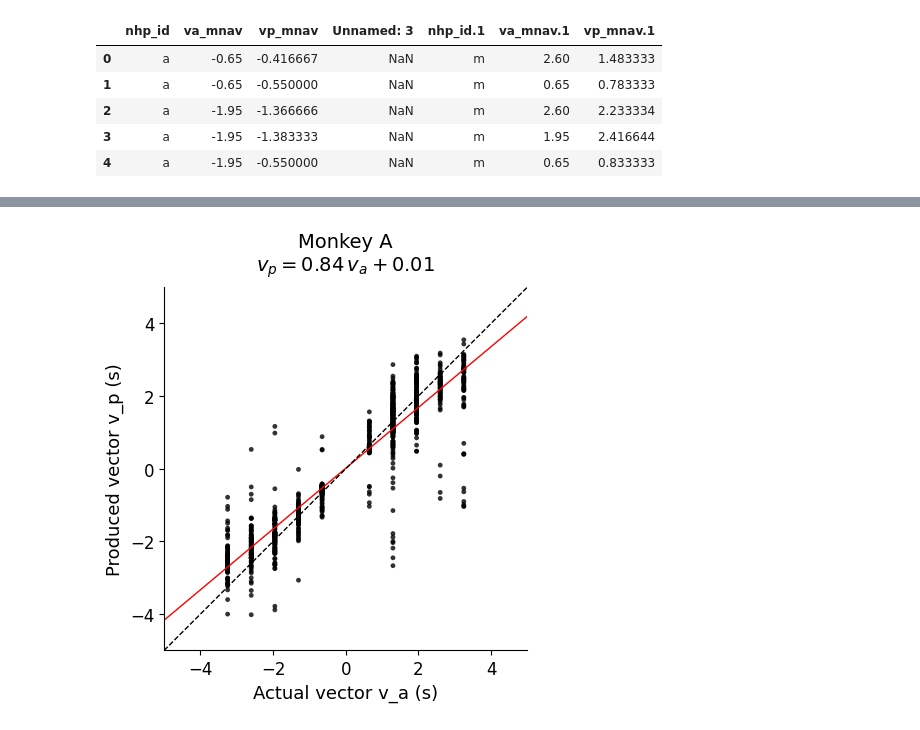
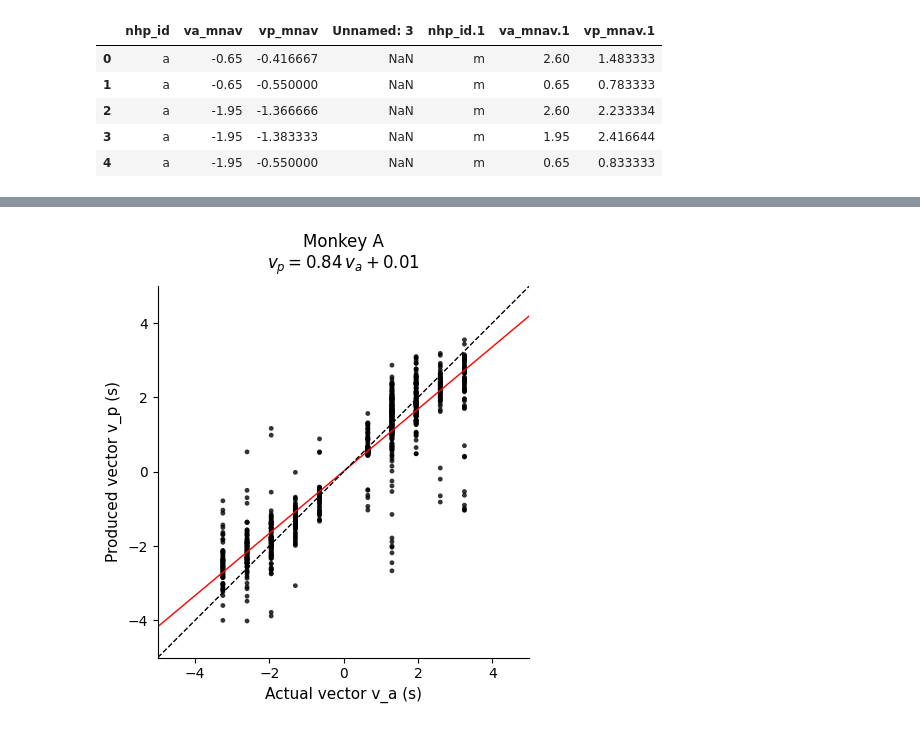
Before and after one commit to claramont/mental-navigation, a Jupyter notebook: src/mental_navigation/Fig1/Fig1b.ipynb, the cells around one changed output, grey strips where cells are left out. Drawn from its saved outputs; the diff is of its cells as text; code cells hidden in the pictures.

```diff
--- a/src/mental_navigation/Fig1/Fig1b.ipynb
+++ b/src/mental_navigation/Fig1/Fig1b.ipynb
@@ -109,4 +31,47 @@ def plot_monkey(df_monkey, title):
+# %%
+def plot_1b(df_monkey, title, save, filename):
+
+    X = df_monkey['va_mnav'].values.reshape(-1, 1)
+    y = df_monkey['vp_mnav'].values
+
+    model = LinearRegression().fit(X,y)
+    slope = model.coef_[0]
+    intercept = model.intercept_
+
+    fig, ax = plt.subplots(figsize=(5,5))
+
+    ax.scatter(df_monkey['va_mnav'], df_monkey['vp_mnav'],
+               s=12, color='black', edgecolor='none', alpha=0.8)
+
+    xx = np.linspace(-5, 5, 100).reshape(-1, 1)
+    yy = model.predict(xx)
+    ax.plot(xx, yy, color='red', linewidth=1)
+
+    ax.plot([-5, 5], [-5, 5], '--', color='black', linewidth=1)
+
+    ax.set_xlabel("Actual vector v_a (s)", fontsize=11)
+    ax.set_ylabel("Produced vector v_p (s)", fontsize=11)
+
+    ax.set_aspect('equal', adjustable='box')
+    ax.set_xlim(-5, 5)
+    ax.set_ylim(-5, 5)
+
+    ax.tick_params(labelsize=10)
+    ax.spines['top'].set_visible(False)
+    ax.spines['right'].set_visible(False)
+
+    ax.set_title(f"{title}\n$v_p = {slope:.2f} \\, v_a + {intercept:.2f}$",
+                 fontsize=12, color='black', pad=12)
+
+    fig.tight_layout()
+
+    if save:
+        os.makedirs('Fig1_figures', exist_ok=True)
+        fig.savefig(f'Fig1_figures/{filename}.png', dpi=300, bbox_inches="tight")
+
+    plt.show()
+    plt.close(fig)
 # %%
-plot_monkey(a,'Monkey A')
+plot_1b(a,'Monkey A',save = True, filename = 'Fig1b_MonkeyA')
 # %% [output]
-[figure, old version]
+[figure, new version]
```
Also changed, not shown: parts of 8 cells of this notebook, 2 other files.
